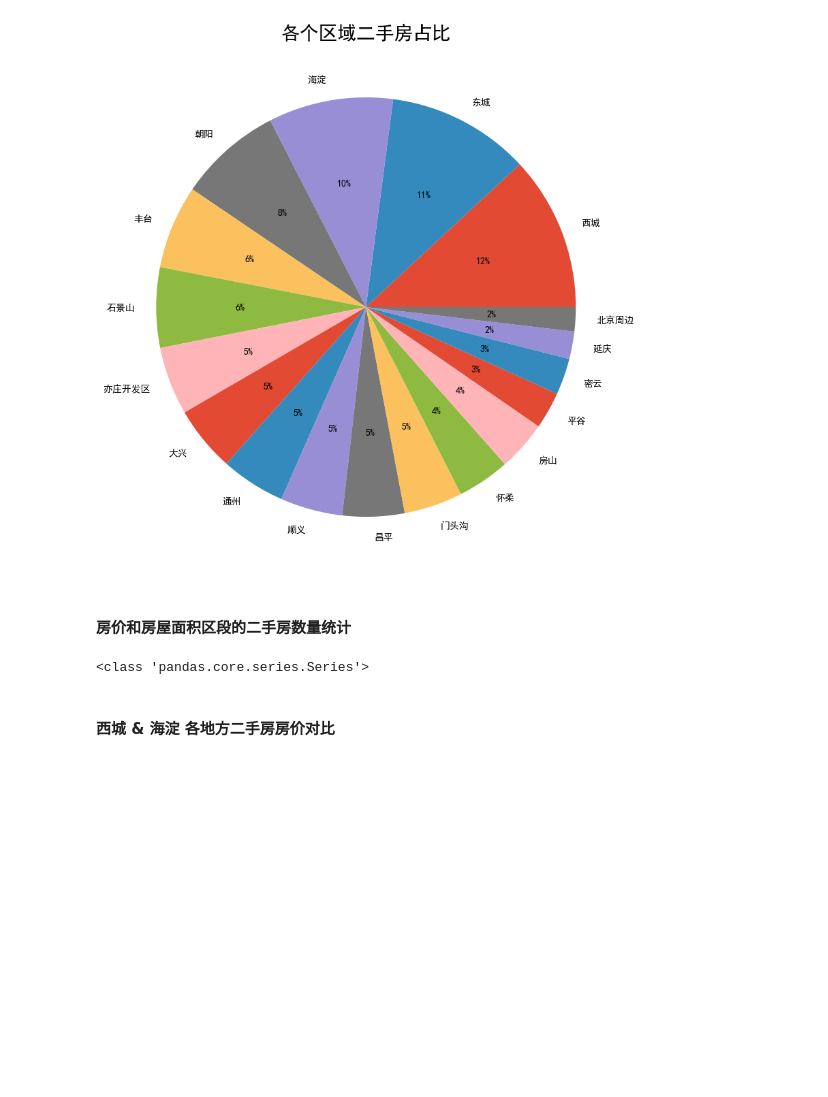
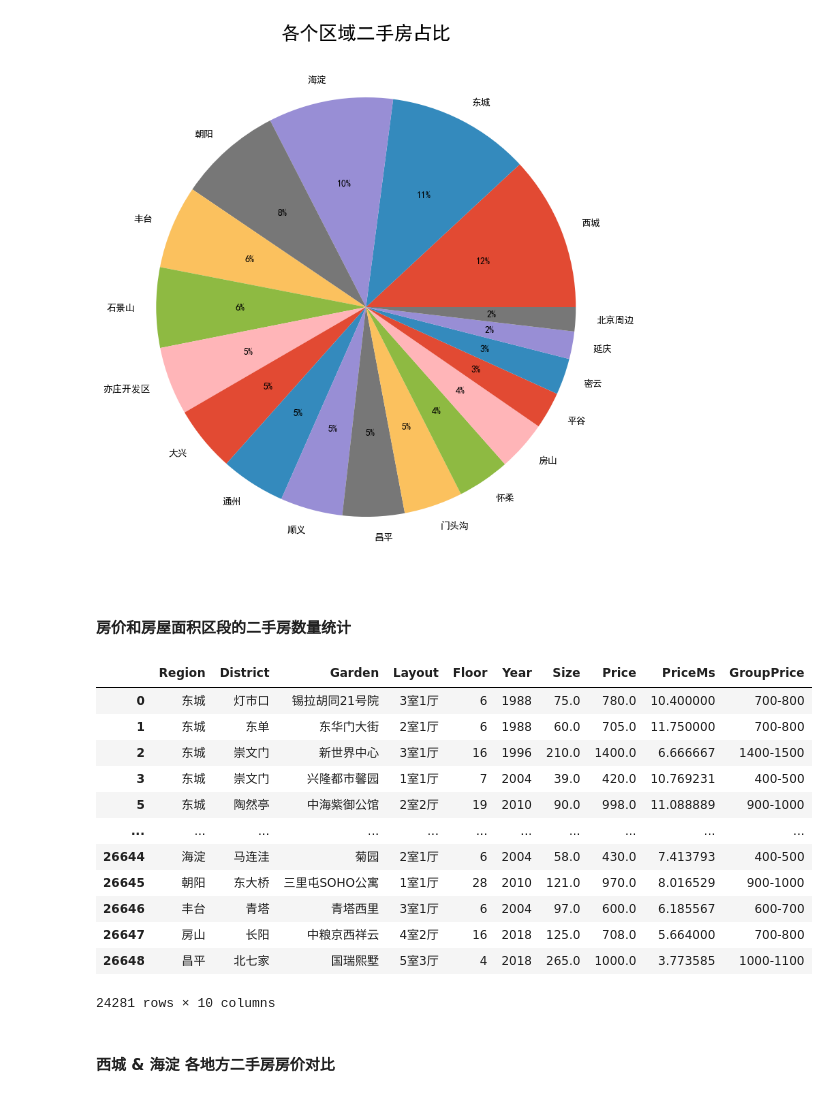
Before and after one commit to rongqi1108/python_codes, a Jupyter notebook: house-price-forecast/forcast.ipynb, the cells around one changed output. Drawn from its saved outputs; the diff is of its cells as text; code cells hidden in the pictures; blank space fills up the shorter version.

```diff
--- a/house-price-forecast/forcast.ipynb
+++ b/house-price-forecast/forcast.ipynb
@@ -209,25 +209,26 @@ plt.show()
 # %%
 # 获取二手房总价的范围
 def get_price_range(price, base = 100):
     return '{0}-{1}'.format(int(price//base)*base, int(price//base)*base + base)#python的格式化01为位置索引
 # 获取二手房面积的范围
 def get_size_range(size, base = 30):
     return '{0}-{1}'.format(int(size//base)*base, int(size//base)*base + base)
 
 # 筛选房屋总价小于1000万的二手房信息进行统计 \d+表示一到多个数字
 df['GroupPrice'] = df['Price'].apply(get_price_range)
-df['GroupPriceSplit'] = df['GroupPrice'].str.extract(r'(\d+)-\d+', expand = False)
-df['GroupPriceSplit'] = df['GroupPriceSplit'].astype('int')
-
-sort_by_price_range = df.loc[df['GroupPriceSplit'] < 1000, ['GroupPrice', 'Price', 'GroupPriceSplit']]
-sort_by_price_range.set_index('GroupPrice', inplace = True)
-sort_by_price_range.sort_values(by = 'GroupPriceSplit', inplace = True)
-
-# 筛选房屋面积小于300平的二手房信息统计
-df['GroupSize']
-
-# 对房价和房屋面积分组
-
-# 房价范围 vs 房屋数量 可视化分析
+# 列改名 df.columns = ['地区', '街道', '详细地址', '布局', '层数', '年份', '面积', '价格', '每平方单价', '价格区间']
+df
 # %% [output]
+|  | Region | District | Garden | Layout | Floor | Year | Size | Price | PriceMs | GroupPrice |
+| 0 | 东城 | 灯市口 | 锡拉胡同21号院 | 3室1厅 | 6 | 1988 | 75.0 | 780.0 | 10.400000 | 700-800 |
+| 1 | 东城 | 东单 | 东华门大街 | 2室1厅 | 6 | 1988 | 60.0 | 705.0 | 11.750000 | 700-800 |
+| 2 | 东城 | 崇文门 | 新世界中心 | 3室1厅 | 16 | 1996 | 210.0 | 1400.0 | 6.666667 | 1400-1500 |
+| 3 | 东城 | 崇文门 | 兴隆都市馨园 | 1室1厅 | 7 | 2004 | 39.0 | 420.0 | 10.769231 | 400-500 |
+| 5 | 东城 | 陶然亭 | 中海紫御公馆 | 2室2厅 | 19 | 2010 | 90.0 | 998.0 | 11.088889 | 900-1000 |
+| ... | ... | ... | ... | ... | ... | ... | ... | ... | ... | ... |
+| 26644 | 海淀 | 马连洼 | 菊园 | 2室1厅 | 6 | 2004 | 58.0 | 430.0 | 7.413793 | 400-500 |
+| 26645 | 朝阳 | 东大桥 | 三里屯SOHO公寓 | 1室1厅 | 28 | 2010 | 121.0 | 970.0 | 8.016529 | 900-1000 |
+| 26646 | 丰台 | 青塔 | 青塔西里 | 3室1厅 | 6 | 2004 | 97.0 | 600.0 | 6.185567 | 600-700 |
+| 26647 | 房山 | 长阳 | 中粮京西祥云 | 4室2厅 | 16 | 2018 | 125.0 | 708.0 | 5.664000 | 700-800 |
+| 26648 | 昌平 | 北七家 | 国瑞熙墅 | 5室3厅 | 4 | 2018 | 265.0 | 1000.0 | 3.773585 | 1000-1100 |
-<class 'pandas.core.series.Series'>
+24281 rows × 10 columns
```
Also changed, not shown: parts of 1 cell of this notebook.
